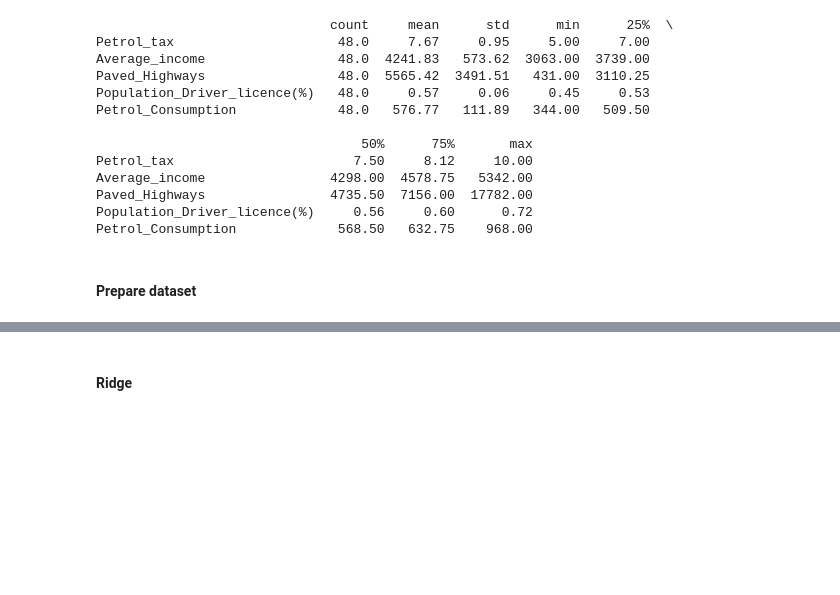
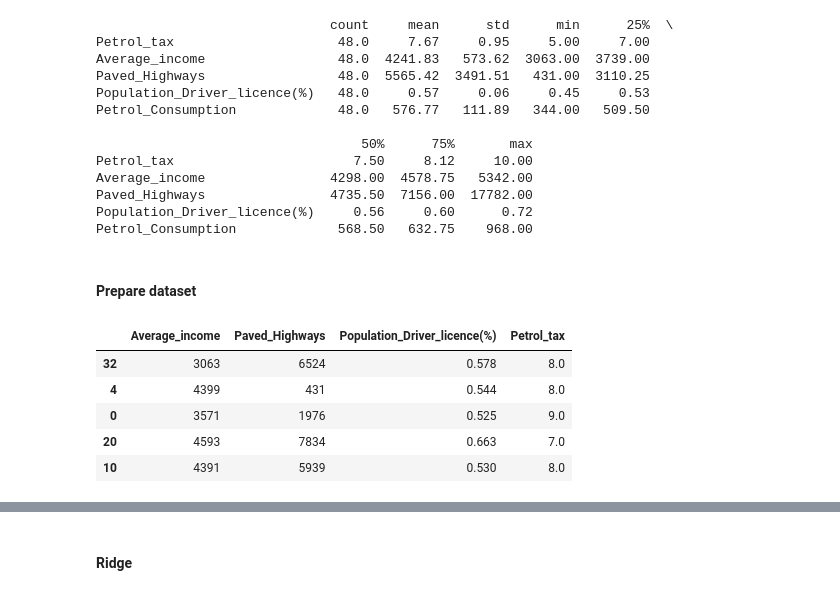
Before and after one commit to MaxinAI/school-of-ai, a Jupyter notebook: tsu_master_2022_2023/workshop_4_model_selection_and_regularizations.ipynb, the cells around one changed output, grey strips where cells are left out. Saved outputs shown, nothing was run; the diff lists cells and outputs as text; code cells hidden in the pictures; blank space fills up the shorter version.

```diff
--- a/tsu_master_2022_2023/workshop_4_model_selection_and_regularizations.ipynb
+++ b/tsu_master_2022_2023/workshop_4_model_selection_and_regularizations.ipynb
@@ -335,3 +351,12 @@ X = df[['Average_income', 'Paved_Highways',
 X_train, X_test, y_train, y_test = train_test_split(X, y,
                                                     test_size=0.2,
                                                     random_state=SEED)
+# %%
+X_train.head()
+# %% [output]
+|  | Average_income | Paved_Highways | Population_Driver_licence(%) | Petrol_tax |
+| 32 | 3063 | 6524 | 0.578 | 8.0 |
+| 4 | 4399 | 431 | 0.544 | 8.0 |
+| 0 | 3571 | 1976 | 0.525 | 9.0 |
+| 20 | 4593 | 7834 | 0.663 | 7.0 |
+| 10 | 4391 | 5939 | 0.530 | 8.0 |
```
Also changed, not shown: parts of 30 cells of this notebook.
